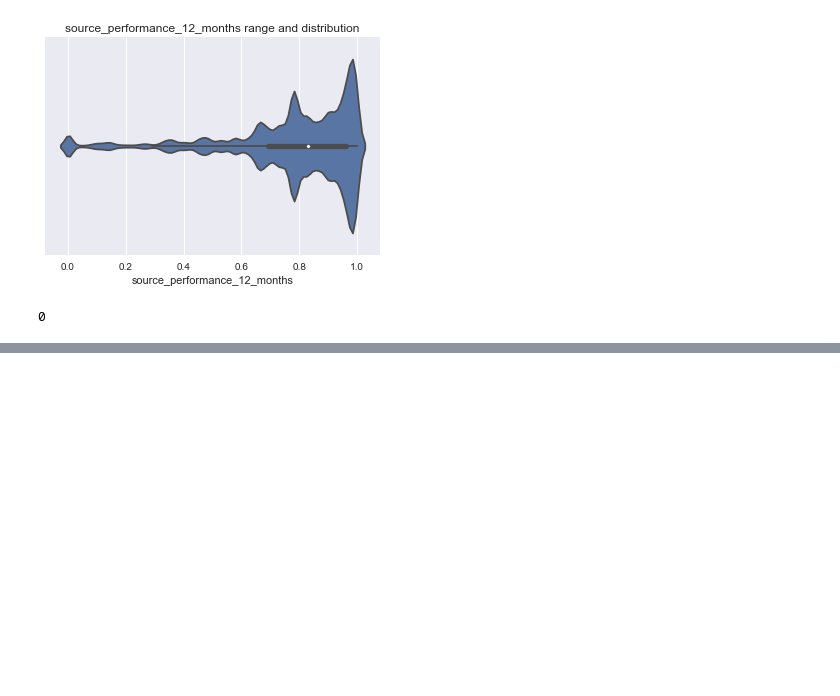
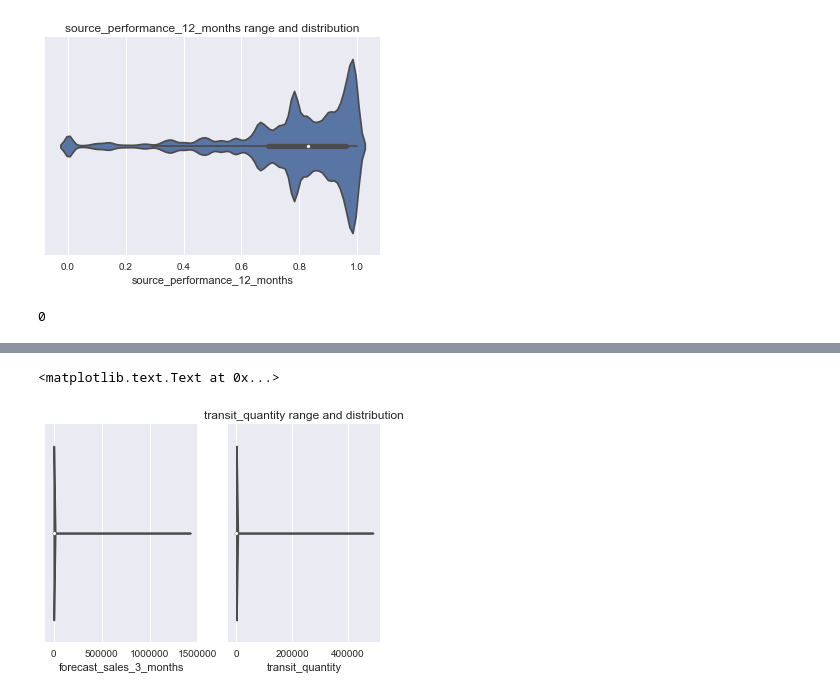
Before and after one commit to DeepmalaMehraGH/BackordersPredcition, a Jupyter notebook: BackOrder_DataWrangling.ipynb, the cells around one changed output, grey strips where cells are left out. Drawn from its saved outputs; the diff is of its cells as text; code cells hidden in the pictures; blank space fills up the shorter version.

```diff
--- a/BackOrder_DataWrangling.ipynb
+++ b/BackOrder_DataWrangling.ipynb
@@ -261,0 +268,10 @@ df.to_csv('../Backorder_clean.csv')
+# %%
+fig , ax1 = plt.subplots(ncols=2)
+sns.violinplot(df.forecast_sales_3_months,   ax=ax1[0])
+#sns.plt.title('transit_quantity range and distribution')
+
+sns.violinplot(df.transit_quantity,  ax=ax1[1])
+sns.plt.title('transit_quantity range and distribution')
+# %% [output]
+<matplotlib.text.Text at 0x...>
+[figure, added]
```
Also changed, not shown: parts of 25 cells of this notebook.
